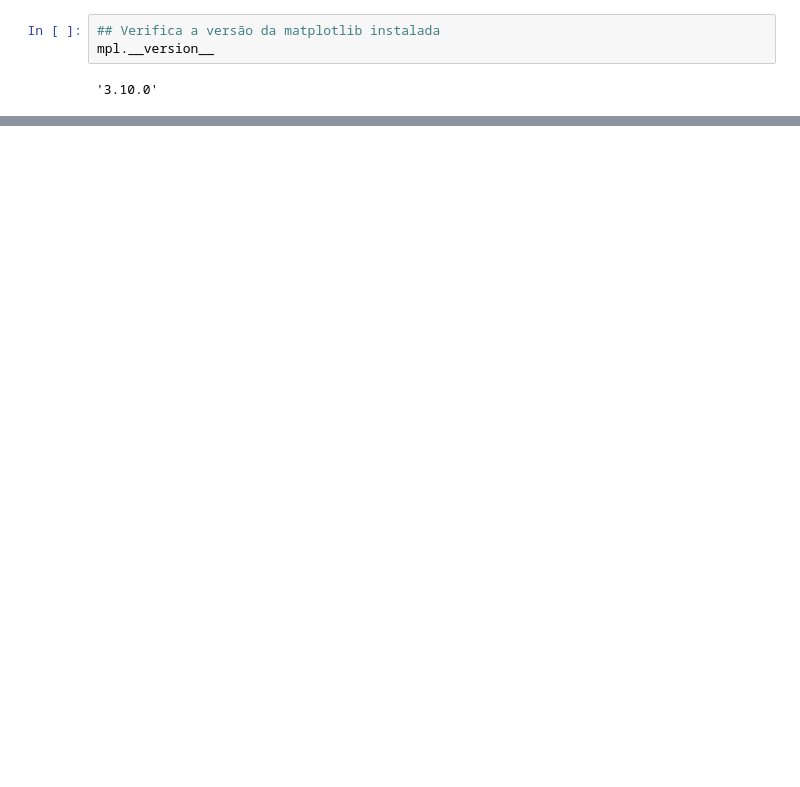
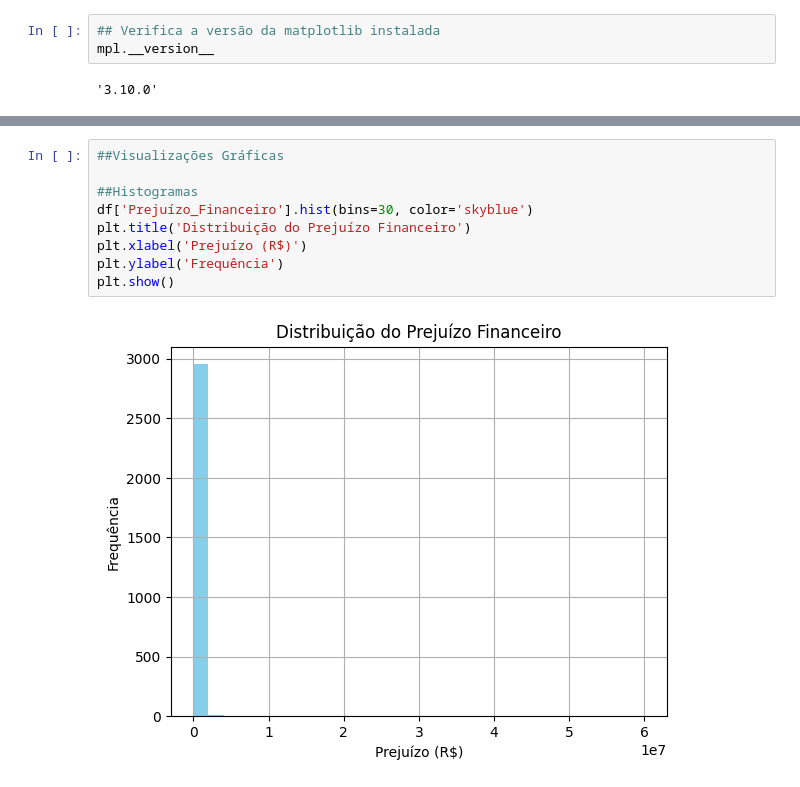
Before and after one commit to fabarroso/MVP1, a Jupyter notebook: MVP1.ipynb, the cells around one changed output, grey strips where cells are left out. Cells and saved outputs as stored; diff of their text form; blank space fills up the shorter version.

```diff
--- a/MVP1.ipynb
+++ b/MVP1.ipynb
@@ -47,0 +126,11 @@ mpl.__version__
+# %%
+##Visualizações Gráficas
+
+##Histogramas
+df['Prejuízo_Financeiro'].hist(bins=30, color='skyblue')
+plt.title('Distribuição do Prejuízo Financeiro')
+plt.xlabel('Prejuízo (R$)')
+plt.ylabel('Frequência')
+plt.show()
+# %% [output]
+[figure, added]
```
Also changed, not shown: parts of 9 cells of this notebook.
